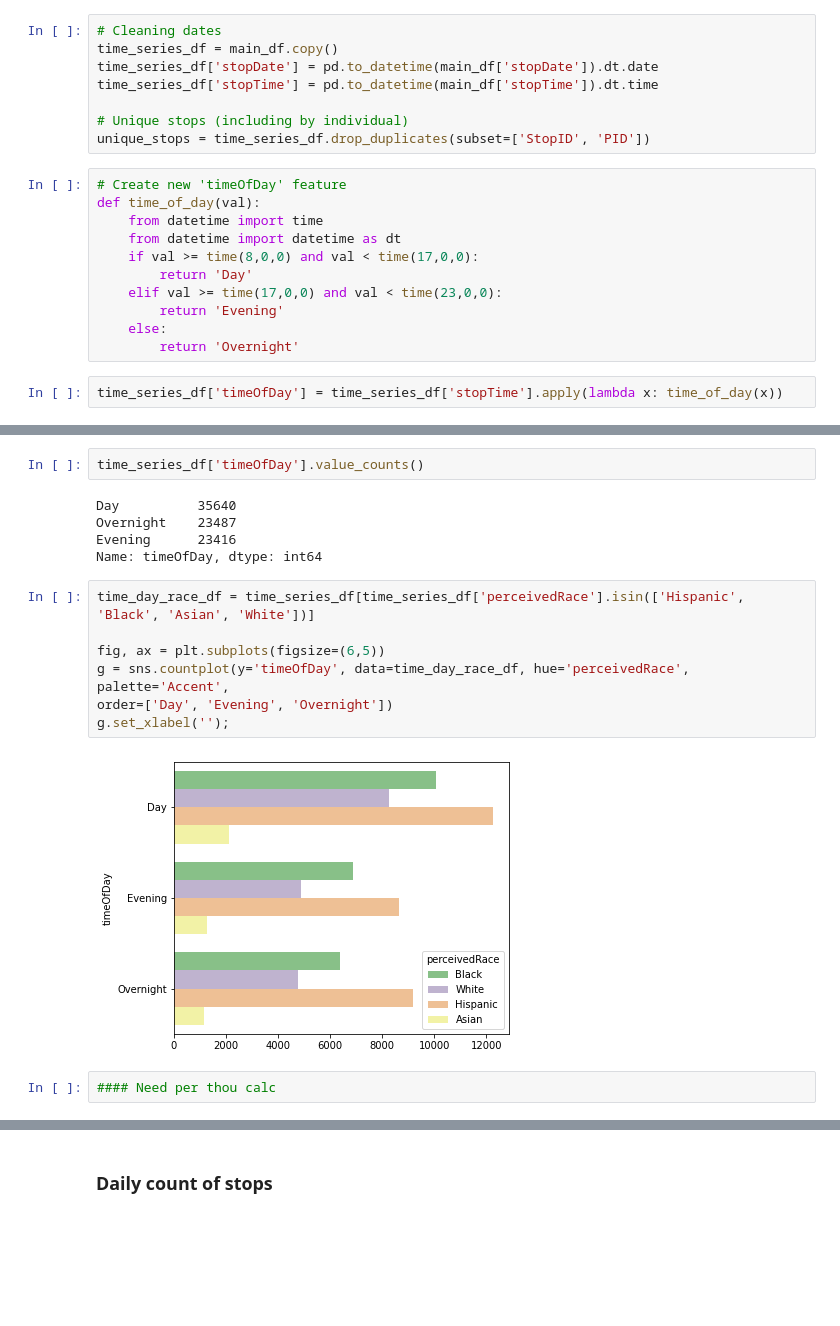
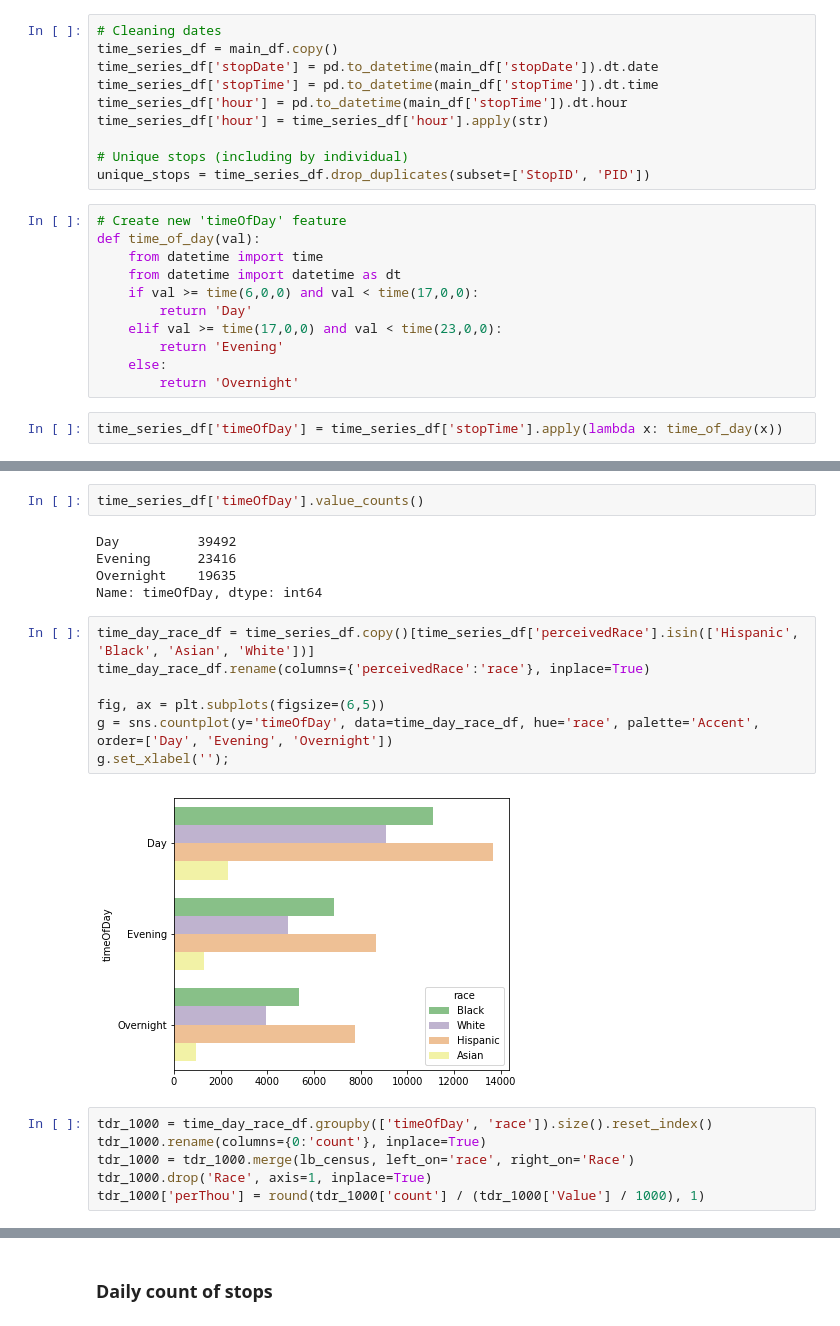
Before and after one commit to tsamba120/Long-Beach-Policing-Analysis, a Jupyter notebook: notebooks/lbpd_eda.ipynb, the cells around one changed output, grey strips where cells are left out. Drawn from its saved outputs; the diff is of its cells as text; blank space fills up the shorter version.

```diff
--- a/notebooks/lbpd_eda.ipynb
+++ b/notebooks/lbpd_eda.ipynb
@@ -377,6 +434,8 @@ cast_res_stop_1000
 time_series_df = main_df.copy()
 time_series_df['stopDate'] = pd.to_datetime(main_df['stopDate']).dt.date
 time_series_df['stopTime'] = pd.to_datetime(main_df['stopTime']).dt.time
+time_series_df['hour'] = pd.to_datetime(main_df['stopTime']).dt.hour
+time_series_df['hour'] = time_series_df['hour'].apply(str)
 
 # Unique stops (including by individual)
 unique_stops = time_series_df.drop_duplicates(subset=['StopID', 'PID'])
@@ -385,7 +444,7 @@ unique_stops = time_series_df.drop_duplicates(subset=['StopID', 'PID'])
 def time_of_day(val):
     from datetime import time
     from datetime import datetime as dt
-    if val >= time(8,0,0) and val < time(17,0,0):
+    if val >= time(6,0,0) and val < time(17,0,0):
         return 'Day'
     elif val >= time(17,0,0) and val < time(23,0,0):
         return 'Evening'
@@ -405,18 +464,23 @@ time_series_df[['stopTime', 'timeOfDay']].head()
 # %%
 time_series_df['timeOfDay'].value_counts()
 # %% [output]
-Day          35640
-Overnight    23487
+Day          39492
 Evening      23416
+Overnight    19635
 Name: timeOfDay, dtype: int64
 # %%
-time_day_race_df = time_series_df[time_series_df['perceivedRace'].isin(['Hispanic', 'Black', 'Asian', 'White'])]
+time_day_race_df = time_series_df.copy()[time_series_df['perceivedRace'].isin(['Hispanic', 'Black', 'Asian', 'White'])]
+time_day_race_df.rename(columns={'perceivedRace':'race'}, inplace=True)
 
 fig, ax = plt.subplots(figsize=(6,5))
-g = sns.countplot(y='timeOfDay', data=time_day_race_df, hue='perceivedRace', palette='Accent',
+g = sns.countplot(y='timeOfDay', data=time_day_race_df, hue='race', palette='Accent',
 order=['Day', 'Evening', 'Overnight'])
 g.set_xlabel('');
 # %% [output]
-[figure, old version]
+[figure, new version]
-# %%
-#### Need per thou calc
+# %%
+tdr_1000 = time_day_race_df.groupby(['timeOfDay', 'race']).size().reset_index()
+tdr_1000.rename(columns={0:'count'}, inplace=True)
+tdr_1000 = tdr_1000.merge(lb_census, left_on='race', right_on='Race')
+tdr_1000.drop('Race', axis=1, inplace=True)
+tdr_1000['perThou'] = round(tdr_1000['count'] / (tdr_1000['Value'] / 1000), 1)
```
Also changed, not shown: parts of 15 cells of this notebook.
